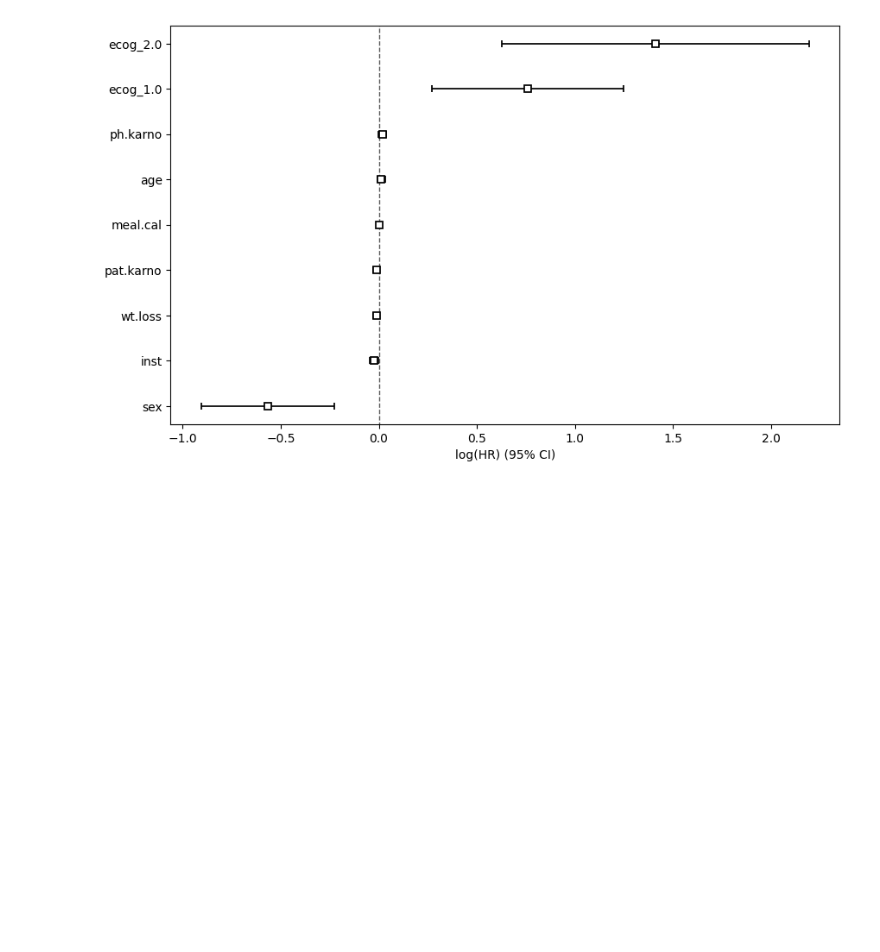
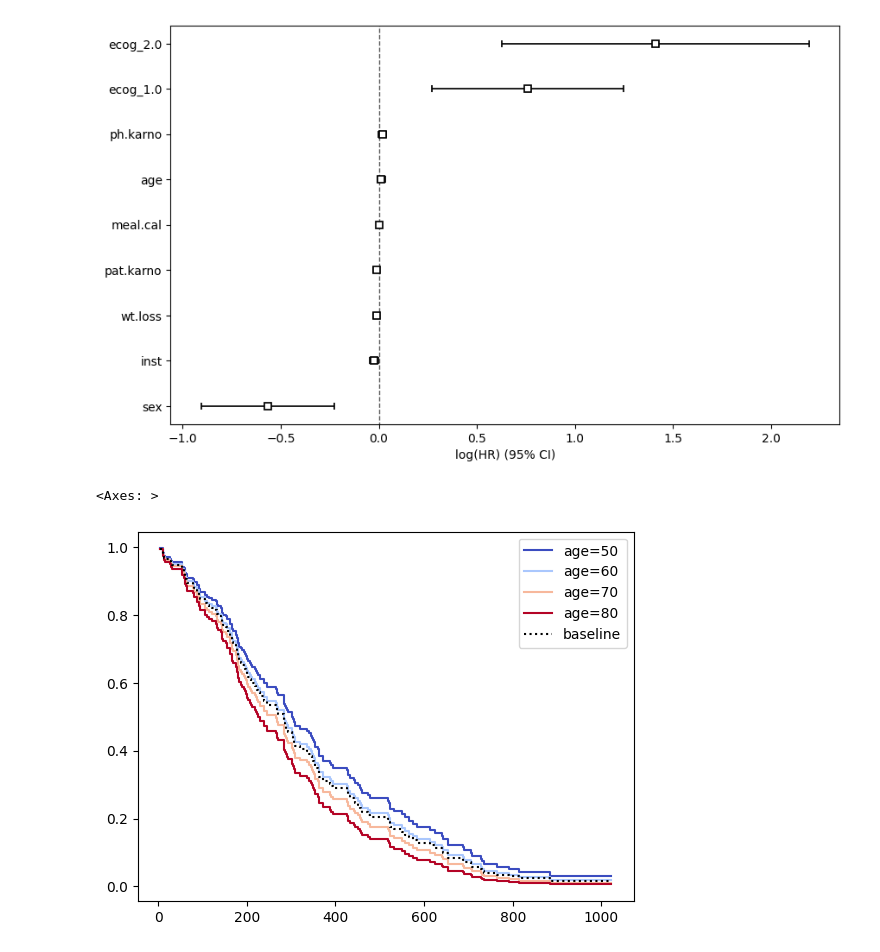
Before and after one commit to juliafrankenberg/survival-analysis, a Jupyter notebook: survival.ipynb, the cells around one changed output. Saved outputs shown, nothing was run; the diff lists cells and outputs as text; code cells hidden in the pictures; blank space fills up the shorter version.

```diff
--- a/survival.ipynb
+++ b/survival.ipynb
@@ -368,3 +431,9 @@ cph.plot()
 # %% [output]
 <Axes: xlabel='log(HR) (95% CI)'>
 [figure]
+# %%
+# Plot partial effects on outcome: to see how survival changes as we change co-variate values
+cph.plot_partial_effects_on_outcome(covariates = 'age', values = [50, 60, 70, 80], cmap = 'coolwarm')
+# %% [output]
+<Axes: >
+[figure, added]
```
Also changed, not shown: parts of 22 cells of this notebook.
